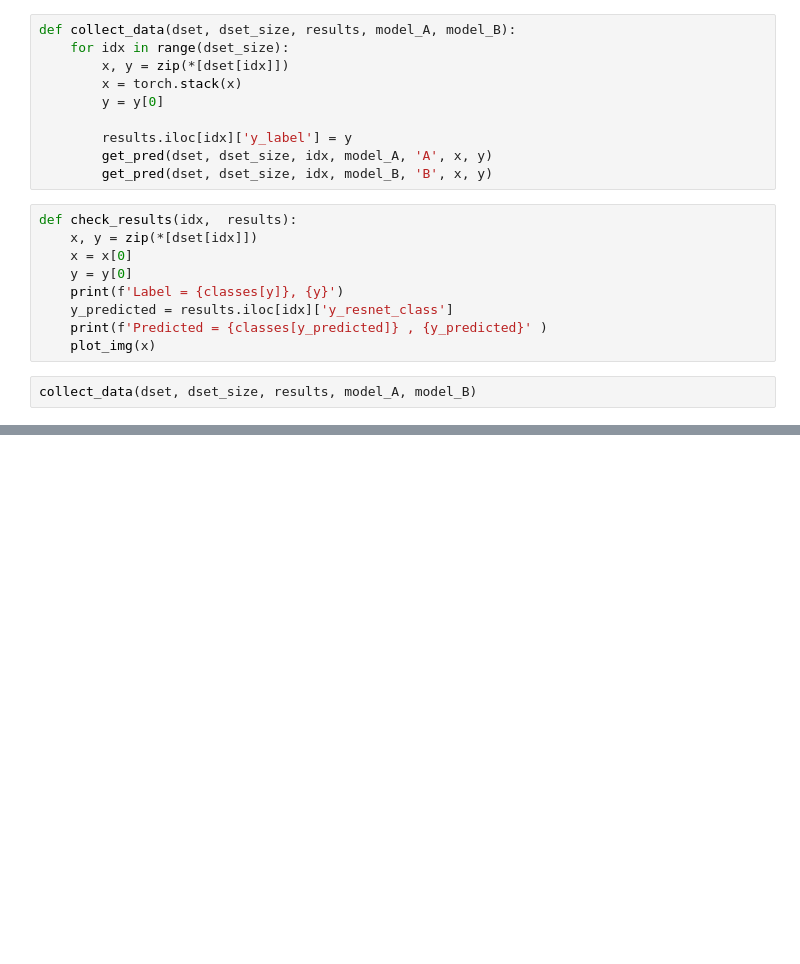
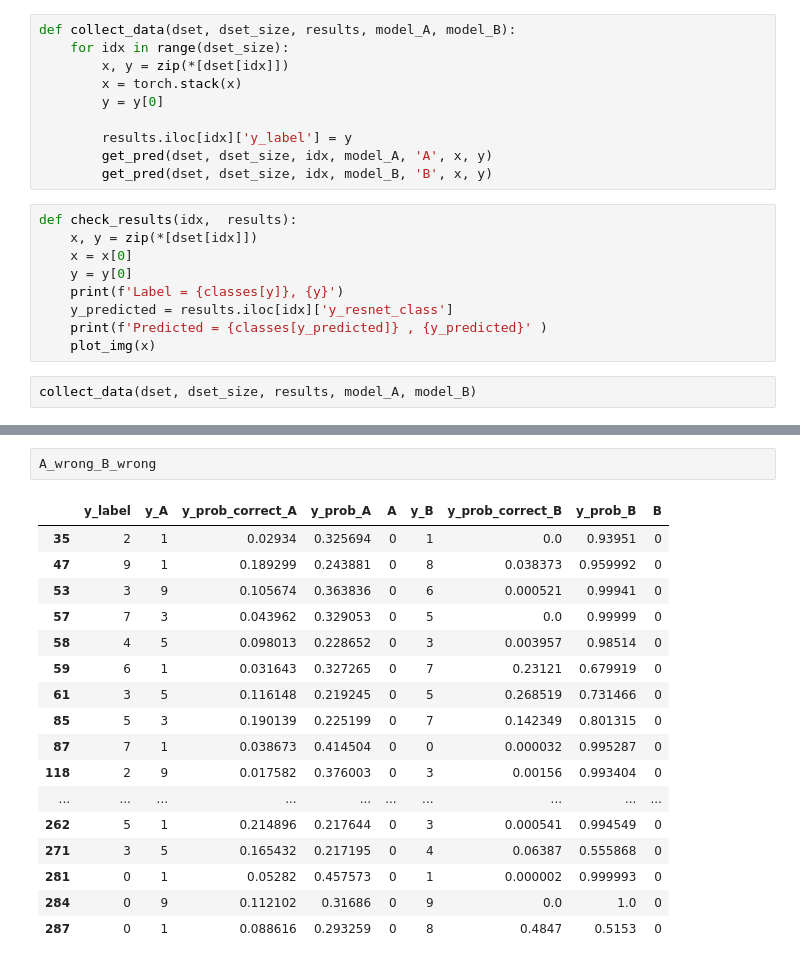
Before and after one commit to roldanjrgl/ml_project, a Jupyter notebook: notebooks/cifar_models_performance_analysis_v1.ipynb, the cells around one changed output, grey strips where cells are left out. Cells and saved outputs as stored; diff of their text form; blank space fills up the shorter version.

```diff
--- a/notebooks/cifar_models_performance_analysis_v1.ipynb
+++ b/notebooks/cifar_models_performance_analysis_v1.ipynb
@@ -242,0 +255,20 @@ results
+# %%
+A_wrong_B_wrong
+# %% [output]
+|  | y_label | y_A | y_prob_correct_A | y_prob_A | A | y_B | y_prob_correct_B | y_prob_B | B |
+| 35 | 2 | 1 | 0.02934 | 0.325694 | 0 | 1 | 0.0 | 0.93951 | 0 |
+| 47 | 9 | 1 | 0.189299 | 0.243881 | 0 | 8 | 0.038373 | 0.959992 | 0 |
+| 53 | 3 | 9 | 0.105674 | 0.363836 | 0 | 6 | 0.000521 | 0.99941 | 0 |
+| 57 | 7 | 3 | 0.043962 | 0.329053 | 0 | 5 | 0.0 | 0.99999 | 0 |
+| 58 | 4 | 5 | 0.098013 | 0.228652 | 0 | 3 | 0.003957 | 0.98514 | 0 |
+| 59 | 6 | 1 | 0.031643 | 0.327265 | 0 | 7 | 0.23121 | 0.679919 | 0 |
+| 61 | 3 | 5 | 0.116148 | 0.219245 | 0 | 5 | 0.268519 | 0.731466 | 0 |
+| 85 | 5 | 3 | 0.190139 | 0.225199 | 0 | 7 | 0.142349 | 0.801315 | 0 |
+| 87 | 7 | 1 | 0.038673 | 0.414504 | 0 | 0 | 0.000032 | 0.995287 | 0 |
+| 118 | 2 | 9 | 0.017582 | 0.376003 | 0 | 3 | 0.00156 | 0.993404 | 0 |
+| ... | ... | ... | ... | ... | ... | ... | ... | ... | ... |
+| 262 | 5 | 1 | 0.214896 | 0.217644 | 0 | 3 | 0.000541 | 0.994549 | 0 |
+| 271 | 3 | 5 | 0.165432 | 0.217195 | 0 | 4 | 0.06387 | 0.555868 | 0 |
+| 281 | 0 | 1 | 0.05282 | 0.457573 | 0 | 1 | 0.000002 | 0.999993 | 0 |
+| 284 | 0 | 9 | 0.112102 | 0.31686 | 0 | 9 | 0.0 | 1.0 | 0 |
+| 287 | 0 | 1 | 0.088616 | 0.293259 | 0 | 8 | 0.4847 | 0.5153 | 0 |
```
Also changed, not shown: parts of 10 cells of this notebook.
